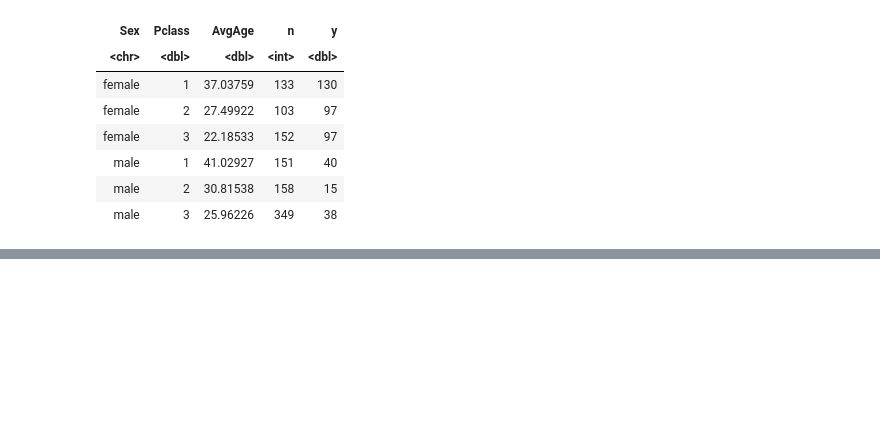
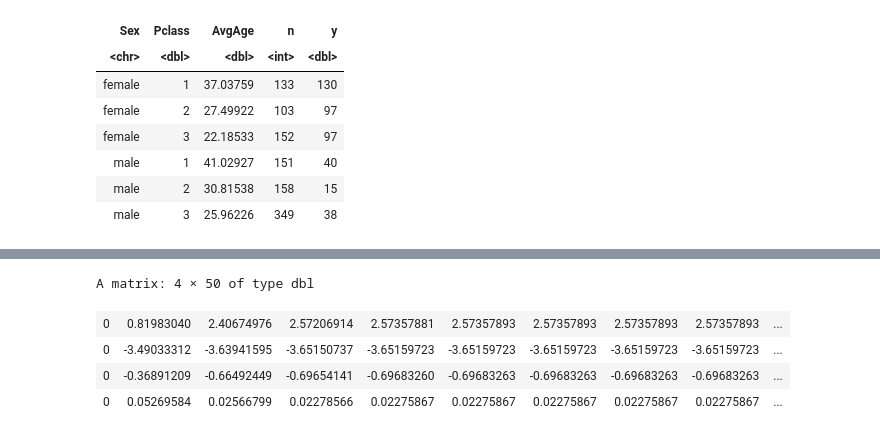
Before and after one commit to Mr0022/Titanic, a Jupyter notebook: 306.ipynb, the cells around one changed output, grey strips where cells are left out. Drawn from its saved outputs; the diff is of its cells as text; code cells hidden in the pictures; blank space fills up the shorter version.

```diff
--- a/306.ipynb
+++ b/306.ipynb
@@ -81,3 +81,78 @@ A grouped_df: 6 × 5
 | male | 1 | 41.02927 | 151 | 40 |
 | male | 2 | 30.81538 | 158 | 15 |
 | male | 3 | 25.96226 | 349 | 38 |
+# %%
+doze = function() {
+  # Load necessary libraries
+  library(dplyr)
+
+  # Load the Titanic dataset
+  titanic = read.csv("train.csv")
+
+  # Remove rows with NA values in 'Age' to calculate average age correctly
+  df_clean = na.omit(titanic)
+
+  # Group the dataset by 'Sex' and 'Pclass', then calculate the average age, total passengers (n), and survivors (y)
+  grouped_data <- df_clean %>%
+    group_by(Sex, Pclass) %>%
+    summarise(
+      AvgAge = mean(Age, na.rm = TRUE), # Calculate the average age for each group
+      n = n(), # Total number of passengers (n)
+      y = sum(Survived) # Total number of survivors (y)
+    ) %>%
+    ungroup()
+
+
+  # Create feature matrix x (Gender, Class, and AvgAge as features)
+  # Gender: Convert to numeric (female = 0, male = 1)
+  # Class: Already numeric, use as is
+  # AvgAge: Already numeric, use as is
+  x0 = rep(1, nrow(grouped_data)) # Intercept term
+  x1 = as.numeric(grouped_data$Sex == "male") # Gender feature (male = 1, female = 0)
+  x2 = as.numeric(grouped_data$Pclass) # Class feature (1, 2, 3)
+  x3 = grouped_data$AvgAge # Average Age feature
+
+
+  # Create matrix x (intercept, gender, class, avg_age)
+  x = matrix(c(x0, x1, x2, x3), ncol = 4)
+
+  # Get response variable (y = number of survivors) and n (total passengers)
+  y = grouped_data$y
+  n = grouped_data$n
+
+  # Initialize variables
+  b = matrix(c(rep(0, 200)), ncol = 50)
+  z = matrix(c(rep(0, 300)), ncol = 50)
+  yhat = matrix(c(rep(0, 300)), ncol = 50)
+  syhat = matrix(c(rep(0, 200)), ncol = 50)
+  kai2 = c(rep(0, 50))
+  e = matrix(c(rep(0, 200)), ncol = 50)
+  e[, 1] = c(0, 0, 0, 0)
+  sy = c(0, 0, 0, 0)
+  yhat[, 1] = y
+  p = matrix(c(rep(0, 300)), ncol = 50)
+  p[, 1] = (y + 0.5) / (n + 0.5)
+
+  # Iterative process for logistic regression
+  for (i in 1:49) {
+    z[, i] = log(p[, i] / (1 - p[, i])) + (y - n * p[, i]) / (n * p[, i] * (1 - p[, i]))
+    b[, i + 1] = solve(t(x) %*% diag(n * p[, i] * (1 - p[, i])) %*% x) %*%
+      (t(x) %*% diag(n * p[, i] * (1 - p[, i])) %*% z[, i])
+    p[, i + 1] = (exp(x %*% b[, i + 1])) / (1 + exp(x %*% b[, i + 1]))
+    yhat[, i + 1] = n * p[, i + 1]
+    syhat = yhat[, i + 1] %*% x
+    sy = t(y) %*% x
+    e[, i + 1] = syhat - sy
+    kai2[i + 1] = sum(((y - yhat[, i + 1]) * (y - yhat[, i + 1])) / yhat[, i + 1])
+    7
+
+    # Plot the predicted probabilities for each class (just plotting Class here for example)
+    #plot(x2, p[, i + 1], main = paste("Iteration", i), xlab = "Passenger Class", ylab = "Predicted Probability", col = "white",
+    #    pch = 19)
+  }
+
+  return(b)
+}
+
+ doze()
+# %% [output]
@@ -83,0 +161,5 @@ A grouped_df: 6 × 5
+A matrix: 4 × 50 of type dbl
+| 0 | 0.81983040 | 2.40674976 | 2.57206914 | 2.57357881 | 2.57357893 | 2.57357893 | 2.57357893 | 2.57357893 | ... |
+| 0 | -3.49033312 | -3.63941595 | -3.65150737 | -3.65159723 | -3.65159723 | -3.65159723 | -3.65159723 | -3.65159723 | ... |
+| 0 | -0.36891209 | -0.66492449 | -0.69654141 | -0.69683260 | -0.69683263 | -0.69683263 | -0.69683263 | -0.69683263 | ... |
+| 0 | 0.05269584 | 0.02566799 | 0.02278566 | 0.02275867 | 0.02275867 | 0.02275867 | 0.02275867 | 0.02275867 | ... |
```
Also changed, not shown: parts of 1 cell of this notebook.
